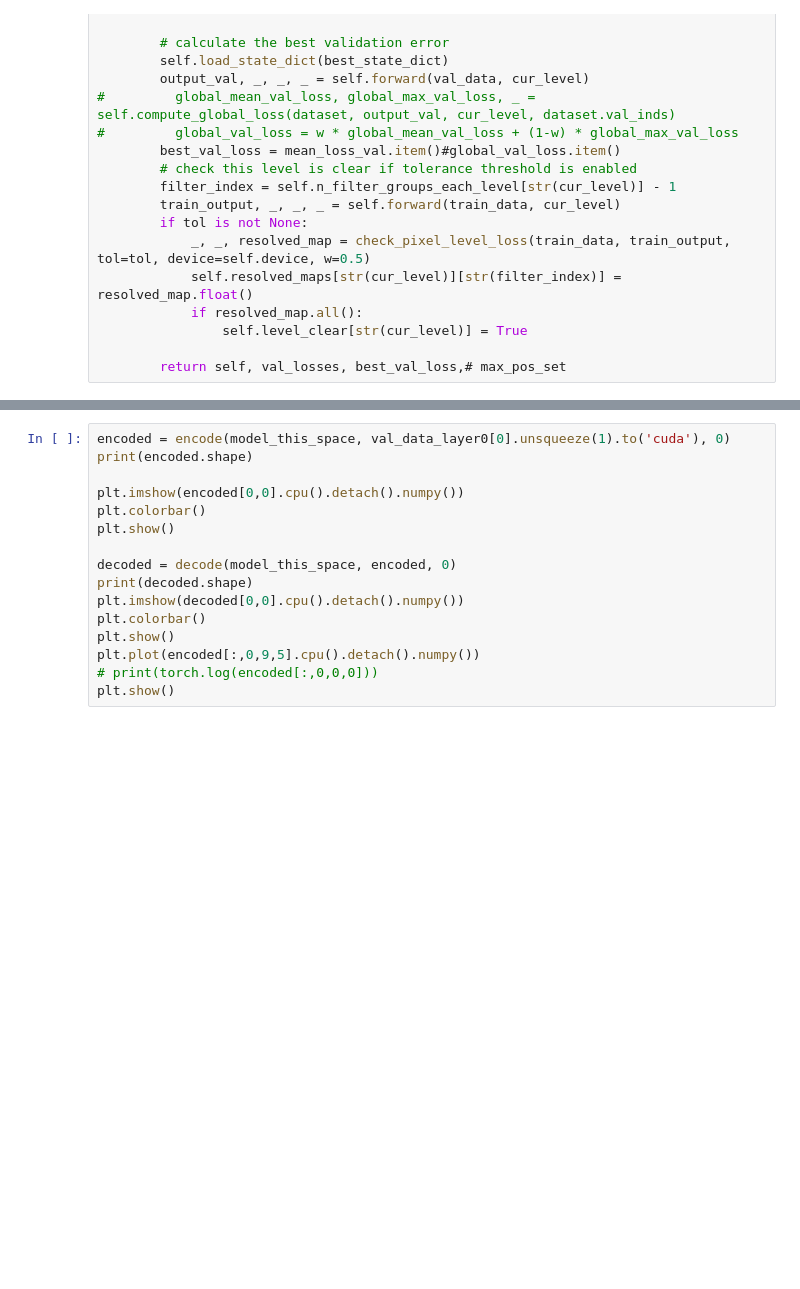
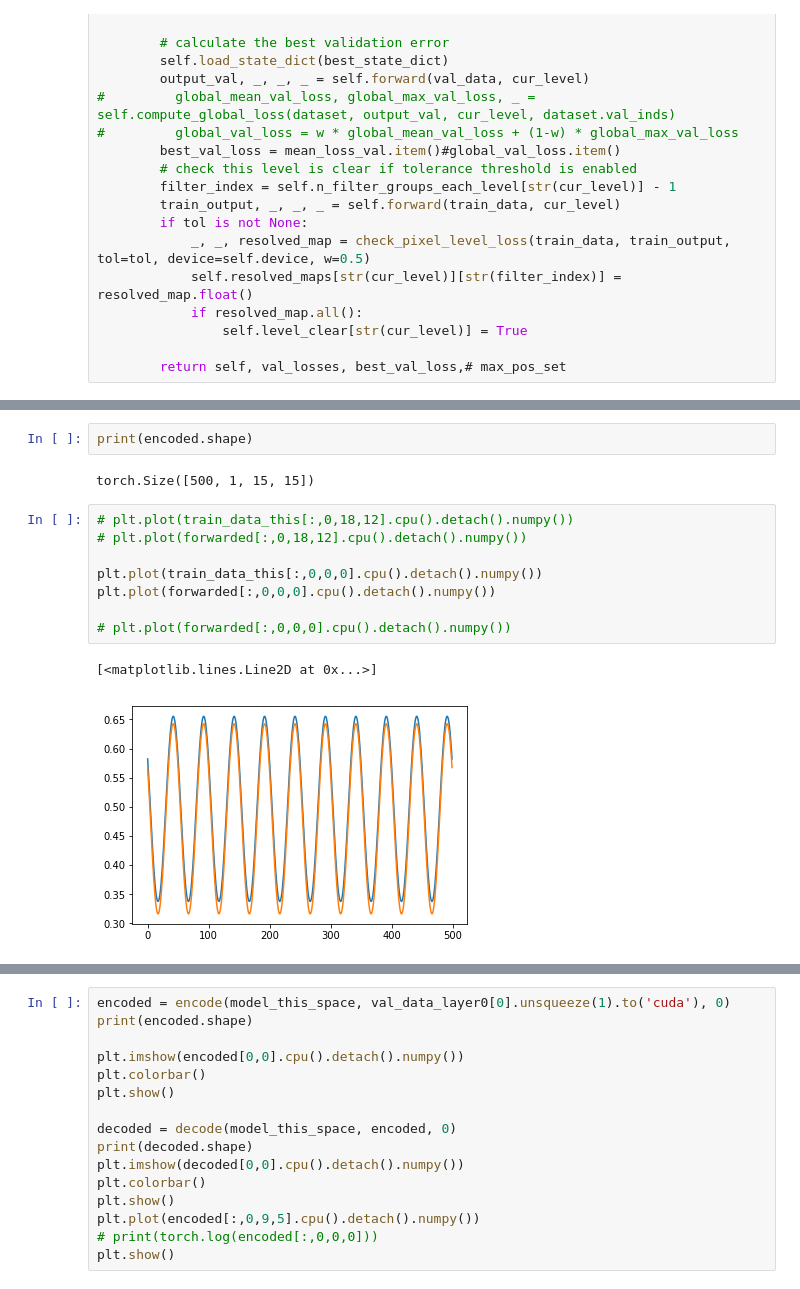
Before and after one commit to KatieJ16/Time_Space_multiscale, a Jupyter notebook: scripts/MrCAE_toy1_add_time_next_step.ipynb, the cells around one changed output, grey strips where cells are left out. Saved outputs shown, nothing was run; the diff lists cells and outputs as text; blank space fills up the shorter version.

```diff
--- a/scripts/MrCAE_toy1_add_time_next_step.ipynb
+++ b/scripts/MrCAE_toy1_add_time_next_step.ipynb
@@ -552,0 +652,15 @@ epoch [3000/3000]:
+# %%
+print(encoded.shape)
+# %% [output]
+torch.Size([500, 1, 15, 15])
+# %%
+# plt.plot(train_data_this[:,0,18,12].cpu().detach().numpy())
+# plt.plot(forwarded[:,0,18,12].cpu().detach().numpy())
+
+plt.plot(train_data_this[:,0,0,0].cpu().detach().numpy())
+plt.plot(forwarded[:,0,0,0].cpu().detach().numpy())
+
+# plt.plot(forwarded[:,0,0,0].cpu().detach().numpy())
+# %% [output]
+[<matplotlib.lines.Line2D at 0x...>]
+[figure, added]
```
Also changed, not shown: parts of 21 cells of this notebook.
